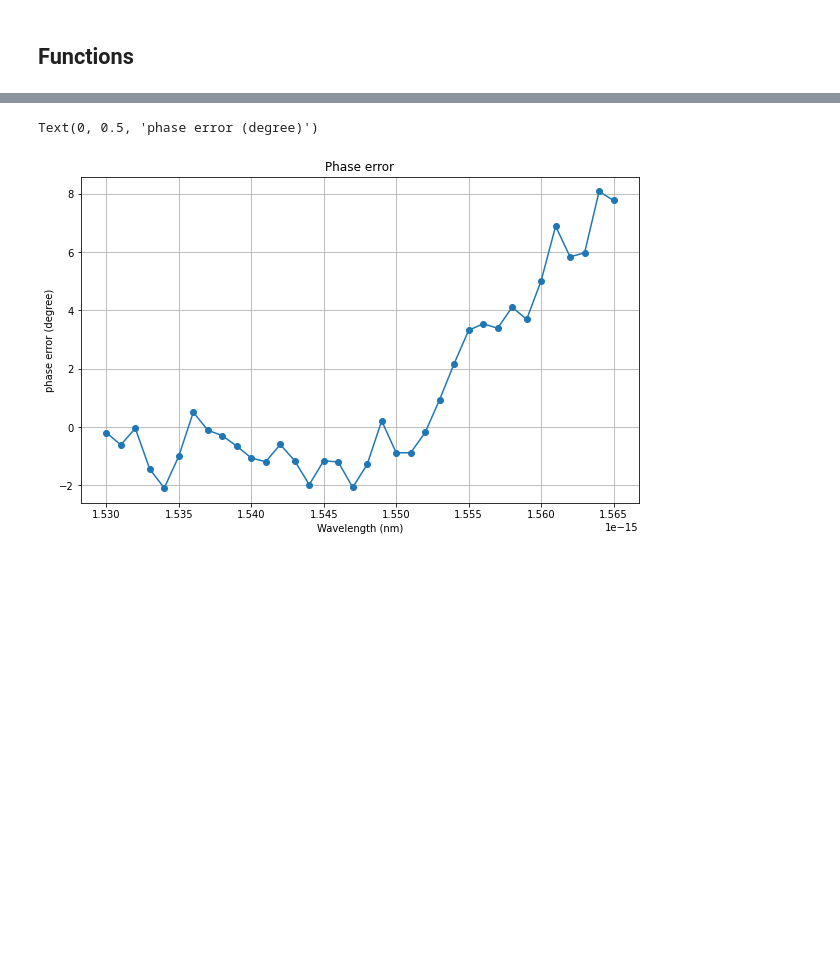
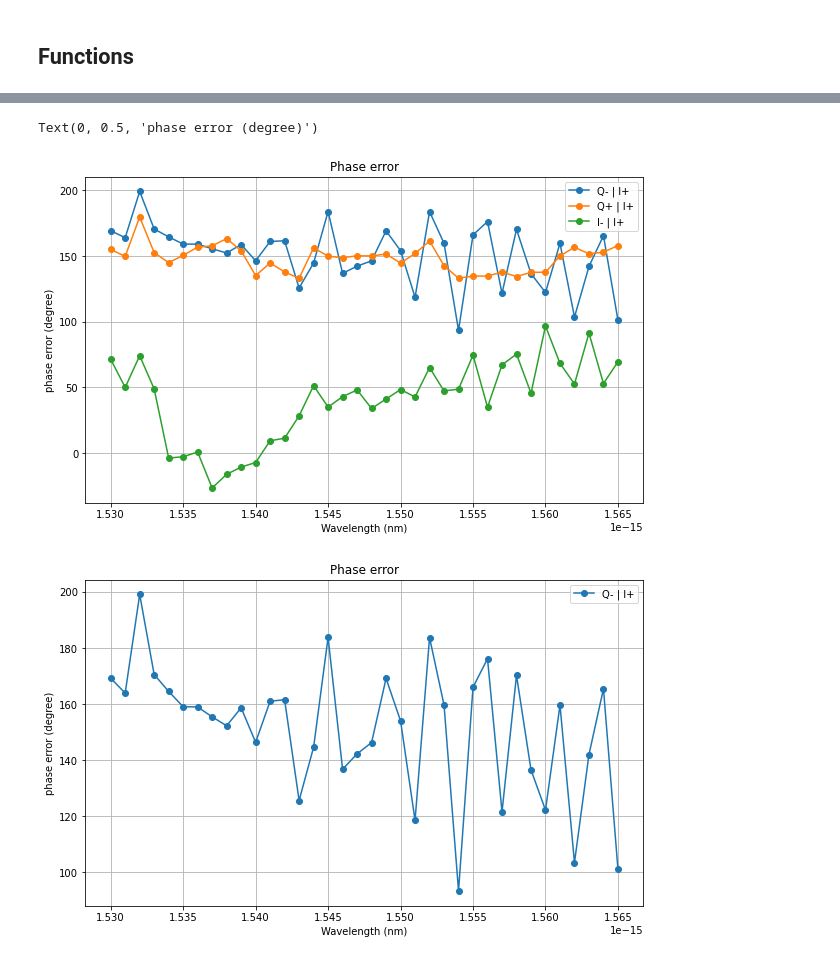
Before and after one commit to CaioRodrigues200/Photonics-training, a Jupyter notebook: Projects/Hybrid4x4/InterconnectFiles/MMI4x4_Interconnect.ipynb, the cells around one changed output, grey strips where cells are left out. Drawn from its saved outputs; the diff is of its cells as text; code cells hidden in the pictures; blank space fills up the shorter version.

```diff
--- a/Projects/Hybrid4x4/InterconnectFiles/MMI4x4_Interconnect.ipynb
+++ b/Projects/Hybrid4x4/InterconnectFiles/MMI4x4_Interconnect.ipynb
@@ -179,10 +237,38 @@ Text(0, 0.5, 'phase difference (degree)')
-# %%
-fig = plt.figure(figsize = (10, 6))
-plt.plot(CFreqArray*1e-9,PError,'-o')
-plt.grid(True)
-plt.title('Phase error')
-plt.xlabel('Wavelength (nm)')
-plt.ylabel('phase error (degree)')
-# %% [output]
-Text(0, 0.5, 'phase error (degree)')
-[figure, removed]
+# %%
+fig = plt.figure(figsize = (10, 6))
+plt.plot(CFreqArray*1e-9,PError,'-o', label='Q- | I+')
+plt.plot(CFreqArray*1e-9,PError2,'-o',label='Q+ | I+')
+plt.plot(CFreqArray*1e-9,PError3,'-o',label='I- | I+')
+plt.grid(True)
+plt.legend()
+plt.title('Phase error')
+plt.xlabel('Wavelength (nm)')
+plt.ylabel('phase error (degree)')
+
+fig = plt.figure(figsize = (10, 6))
+plt.plot(CFreqArray*1e-9,PError,'-o', label='Q- | I+')
+plt.grid(True)
+plt.legend()
+plt.title('Phase error')
+plt.xlabel('Wavelength (nm)')
+plt.ylabel('phase error (degree)')
+
+fig = plt.figure(figsize = (10, 6))
+plt.plot(CFreqArray*1e-9,PError2,'-o',label='Q+ | I+', color='orange')
+plt.grid(True)
+plt.legend()
+plt.title('Phase error')
+plt.xlabel('Wavelength (nm)')
+plt.ylabel('phase error (degree)')
+
+fig = plt.figure(figsize = (10, 6))
+plt.plot(CFreqArray*1e-9,PError3,'-o',label='I- | I+', color='g')
+plt.grid(True)
+plt.legend()
+plt.title('Phase error')
+plt.xlabel('Wavelength (nm)')
+plt.ylabel('phase error (degree)')
+# %% [output]
+Text(0, 0.5, 'phase error (degree)')
+[figure, added]
+[figure, added]
```
Also changed, not shown: parts of 8 cells of this notebook, 6 other files.
